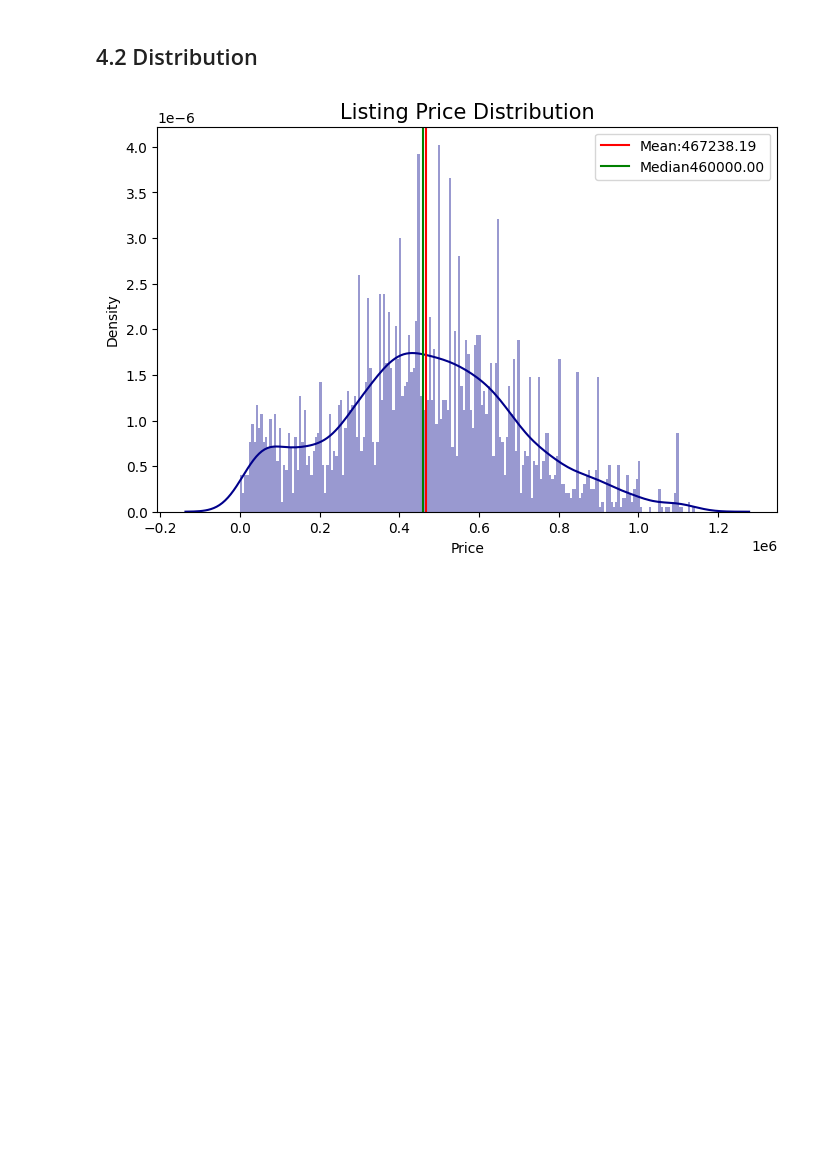
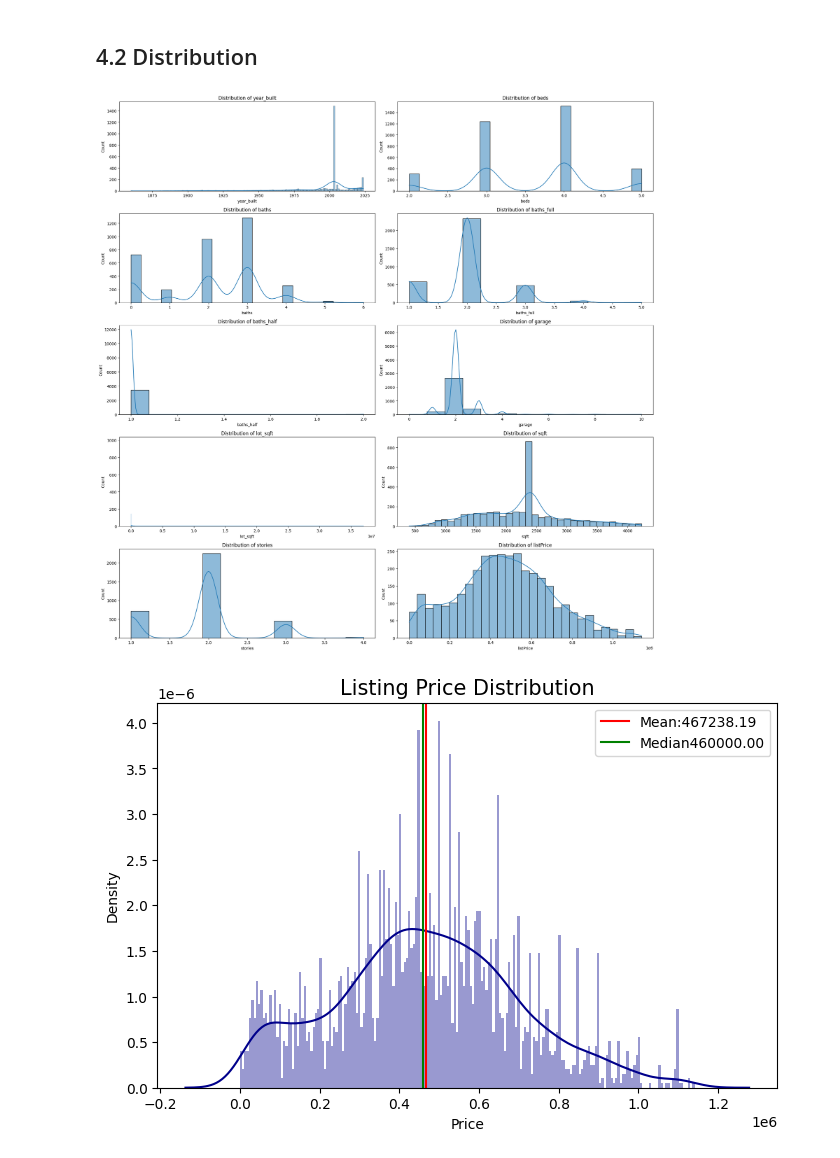
Before and after one commit to mohammadreza-mohammadi94/DataAnalysis-And-MachineLearning, a Jupyter notebook: 3. Risk Management and Financial Analysis/Real Estate Utah/Utah_Sales_Prediction.ipynb, the cells around one changed output. Saved outputs shown, nothing was run; the diff lists cells and outputs as text; code cells hidden in the pictures; blank space fills up the shorter version.

```diff
--- a/3. Risk Management and Financial Analysis/Real Estate Utah/Utah_Sales_Prediction.ipynb
+++ b/3. Risk Management and Financial Analysis/Real Estate Utah/Utah_Sales_Prediction.ipynb
@@ -465,16 +477,18 @@ memory usage: 363.3+ KB
 # %% [markdown]
 ## 4.2 Distribution <a id=4.2></a>
 # %%
-# # Plotting the distribution of numeric features
-# numeric_columns = ['year_built', 'beds', 'baths', 'baths_full', 'baths_half', 'garage', 'lot_sqft', 'sqft', 'stories', 'listPrice']
+# Plotting the distribution of numeric features
+numeric_columns = ['year_built', 'beds', 'baths', 'baths_full', 'baths_half', 'garage', 'lot_sqft', 'sqft', 'stories', 'listPrice']
 
-# plt.figure(figsize=(20, 20))
-# for i, column in enumerate(numeric_columns, 1):
-#     plt.subplot(5, 2, i)
-#     sns.histplot(df[column], kde=True)
-#     plt.title(f'Distribution of {column}')
-# plt.tight_layout()
-# plt.show()
+plt.figure(figsize=(20, 20))
+for i, column in enumerate(numeric_columns, 1):
+    plt.subplot(5, 2, i)
+    sns.histplot(df[column], kde=True)
+    plt.title(f'Distribution of {column}')
+plt.tight_layout()
+plt.show()
+# %% [output]
+[figure, added]
 # %%
 mean = df['listPrice'].mean()
 median = df['listPrice'].median()
```
Also changed, not shown: parts of 22 cells of this notebook.
